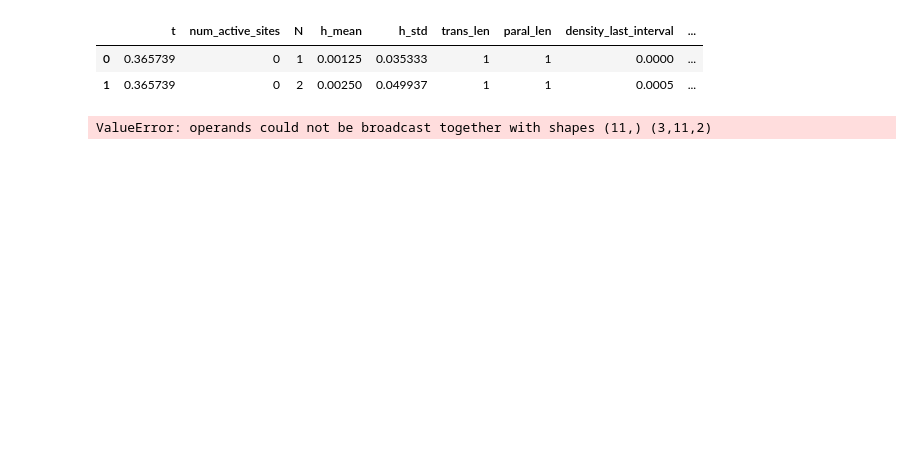
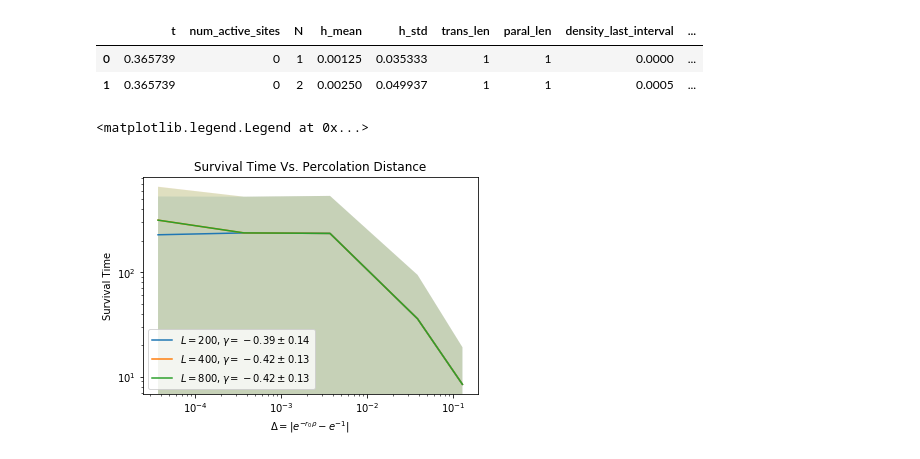
Before and after one commit to zhizhang1445/Project5, a Jupyter notebook: analysis_Z.ipynb, the cells around one changed output. Cells and saved outputs as stored; diff of their text form; code cells hidden in the pictures; blank space fills up the shorter version.

```diff
--- a/analysis_Z.ipynb
+++ b/analysis_Z.ipynb
@@ -10,7 +6,0 @@ examples.directory is deprecated; in the future, examples will be found relative
-# %%
-def power_law(x, n, a, b):
-    return a*x**n+b
-
-def curve_fit_power_law(xdata, ydata):
-    popt, _ = curve_fit(power_law, xdata, ydata)
-    return power_law(xdata,*popt), popt
@@ -25,9 +36,11 @@ df.head()
 | 1 | 0.365739 | 0 | 2 | 0.00250 | 0.049937 | 1 | 1 | 0.0005 | ... |
 # %%
 name_list = []
-r0_list = [0.1, 0.5, 0.7, 0.9, 0.99, 0.999, 0.9999, 1, 1.001, 1.01, 1.1]
+r0_list_full = [0.1, 0.5, 0.7, 0.9, 0.99, 0.999, 0.9999, 1, 1.001, 1.01, 1.1]
+r0_list = r0_list_full[2:7]
 delta_list = [np.abs(np.exp(-r) - np.exp(-1)) for r in r0_list]
-dom_list = [200, 400, 800]
+dom_list_full = [200, 400, 800]
+dom_list = dom_list_full[:3]
 
 max_survival_times_dom = []
 transverse_length_dom = []
@@ -69,25 +82,33 @@ for dom in dom_list:
         parallel_length_single_dom[r, 1] = np.std(paral_len)
 
     max_survival_times_dom.append(max_survival_times_single_dom)
-    transverse_length_dom.append(transverse_length_dom)
-    paral_length_dom.append(paral_length_dom)
-
-max_survival_times = np.array(max_survival_times_dom).squeeze()
-transverse_length_dom = np.array(transverse_length_dom).squeeze()
-paral_length = np.array(paral_length_dom).squeeze()
+    transverse_length_dom.append(transverse_length_single_dom)
+    paral_length_dom.append(parallel_length_single_dom)
+# %%
+max_survival_times = np.array(max_survival_times_dom)
+transverse_length = np.array(transverse_length_dom)
+paral_length = np.array(paral_length_dom)
 # %%
 xdata = delta_list
-ydata = max_survival_times_dom
-ydata_std = max_survival_times_dom
-yfit, popt = curve_fit_power_law(xdata, ydata)
 plt.figure()
-plt.plot(xdata, yfit, 'k')
-plt.fill_between(xdata, ydata-ydata_std, ydata+ydata_std, color = 'b', alpha = 0.25)
-plt.plot(xdata, ydata, 'b', label = r"$L = 200, T\sim\Delta^{-1.15}$")
+
+for i, length in enumerate(dom_list):
+    ydata = max_survival_times[i, :, 0]
+    ydata_std = max_survival_times[i, :, 1]
+    yfit, popt, perr = curve_fit_power_law(xdata, ydata, "linear")
+    exp = popt[0]
+    exp_err = perr[0]
+
+    # plt.plot(xdata, yfit)
+    plt.fill_between(xdata, ydata-ydata_std, ydata+ydata_std, alpha = 0.15)
+    plt.plot(xdata, ydata, label = rf"$L = {length}, \gamma = {exp:.2f} \pm {exp_err:.2f}$")
+
+plt.title("Survival Time Vs. Percolation Distance")
 plt.xlabel(r"$\Delta = |e^{-r_0\rho} - e^{-1}|$")
 plt.ylabel("Survival Time")
 plt.xscale("log")
 plt.yscale("log")
 plt.legend()
 # %% [output]
-ValueError: operands could not be broadcast together with shapes (11,) (3,11,2)
+<matplotlib.legend.Legend at 0x...>
+[figure, added]
```
Also changed, not shown: parts of 10 cells of this notebook, 2 other files.
